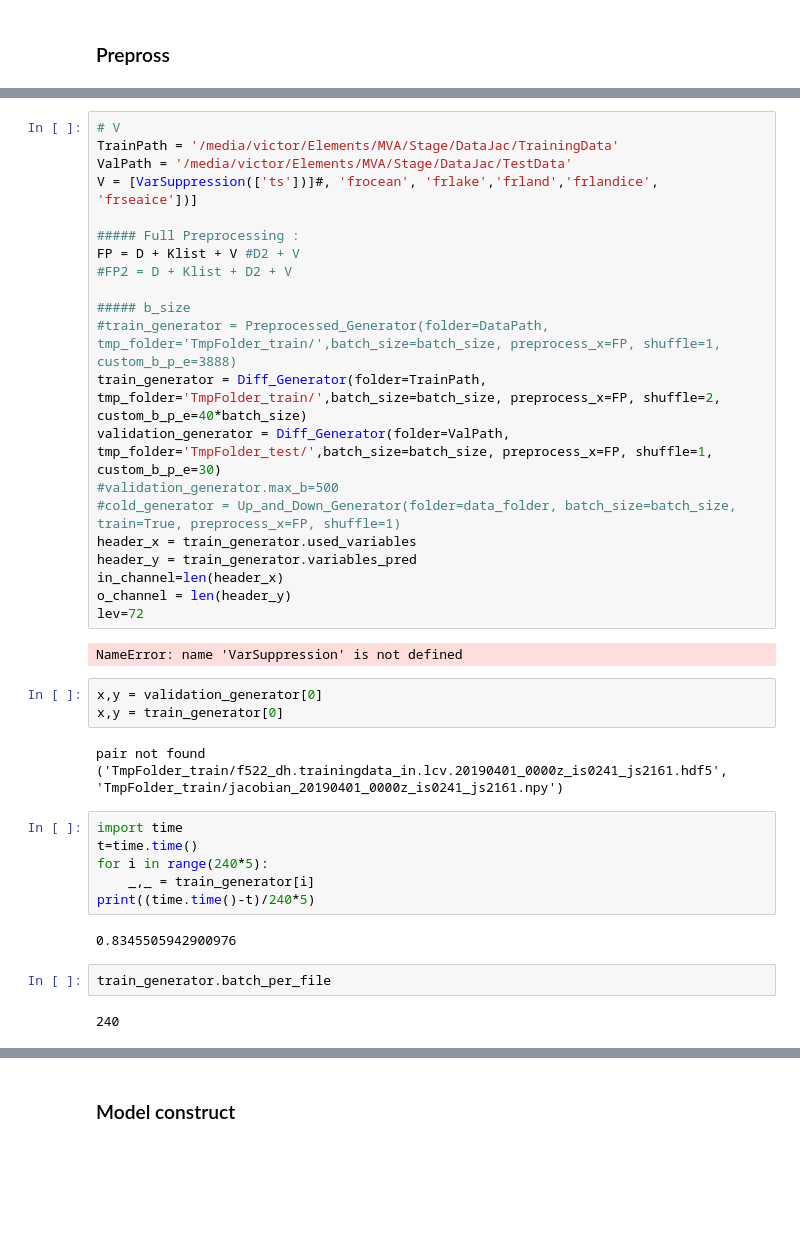
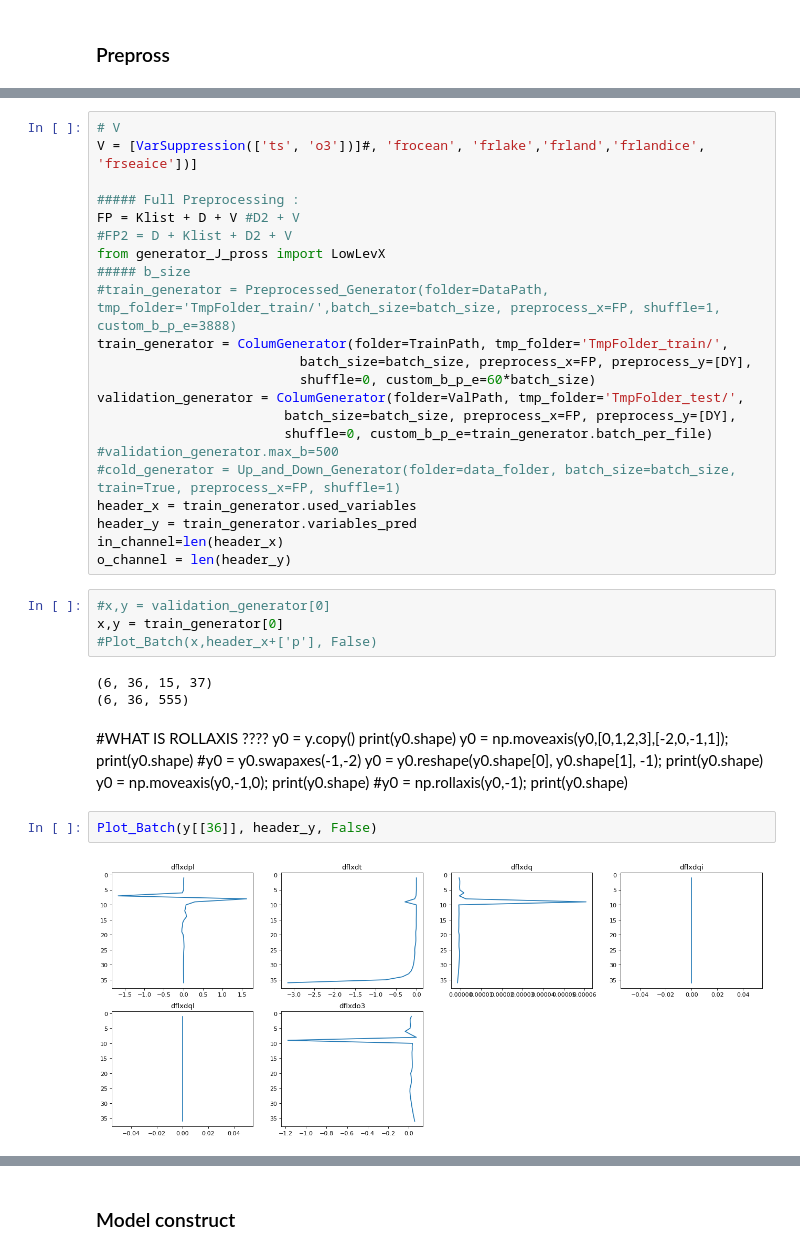
Before and after one commit to VIsh76/FLX_NN_emulation, a Jupyter notebook: Unet-Trainer-2D.ipynb, the cells around one changed output, grey strips where cells are left out. Cells and saved outputs as stored; diff of their text form; blank space fills up the shorter version.

```diff
--- a/Unet-Trainer-2D.ipynb
+++ b/Unet-Trainer-2D.ipynb
@@ -75,41 +151,43 @@ Klist =[]# FKernel(identity, ['ql']), FKernel(identity, ['qi']) ]
 # %%
 # V
-TrainPath = '/media/victor/Elements/MVA/Stage/DataJac/TrainingData'
-ValPath = '/media/victor/Elements/MVA/Stage/DataJac/TestData'
-V = [VarSuppression(['ts'])]#, 'frocean', 'frlake','frland','frlandice', 'frseaice'])]
+V = [VarSuppression(['ts', 'o3'])]#, 'frocean', 'frlake','frland','frlandice', 'frseaice'])]
 
 ##### Full Preprocessing :
-FP = D + Klist + V #D2 + V
+FP = Klist + D + V #D2 + V
 #FP2 = D + Klist + D2 + V
-
+from generator_J_pross import LowLevX
 ##### b_size
 #train_generator = Preprocessed_Generator(folder=DataPath, tmp_folder='TmpFolder_train/',batch_size=batch_size, preprocess_x=FP, shuffle=1, custom_b_p_e=3888)
-train_generator = Diff_Generator(folder=TrainPath, tmp_folder='TmpFolder_train/',batch_size=batch_size, preprocess_x=FP, shuffle=2, custom_b_p_e=40*batch_size)
-validation_generator = Diff_Generator(folder=ValPath, tmp_folder='TmpFolder_test/',batch_size=batch_size, preprocess_x=FP, shuffle=1, custom_b_p_e=30)
+train_generator = ColumGenerator(folder=TrainPath, tmp_folder='TmpFolder_train/',
+                          batch_size=batch_size, preprocess_x=FP, preprocess_y=[DY],
+                          shuffle=0, custom_b_p_e=60*batch_size)
+validation_generator = ColumGenerator(folder=ValPath, tmp_folder='TmpFolder_test/',
+                        batch_size=batch_size, preprocess_x=FP, preprocess_y=[DY],
+                        shuffle=0, custom_b_p_e=train_generator.batch_per_file)
 #validation_generator.max_b=500
 #cold_generator = Up_and_Down_Generator(folder=data_folder, batch_size=batch_size, train=True, preprocess_x=FP, shuffle=1)
 header_x = train_generator.used_variables
 header_y = train_generator.variables_pred
 in_channel=len(header_x)
 o_channel = len(header_y)
-lev=72
-# %% [output]
-NameError: name 'VarSuppression' is not defined
 # %%
-x,y = validation_generator[0]
+#x,y = validation_generator[0]
 x,y = train_generator[0]
+#Plot_Batch(x,header_x+['p'], False)
 # %% [output]
-pair not found ('TmpFolder_train/f522_dh.trainingdata_in.lcv.20190401_0000z_is0241_js2161.hdf5', 'TmpFolder_train/jacobian_20190401_0000z_is0241_js2161.npy')
+(6, 36, 15, 37)
+(6, 36, 555)
-# %%
-import time
-t=time.time()
-for i in range(240*5):
-    _,_ = train_generator[i]
-print((time.time()-t)/240*5)
-# %% [output]
-0.8345505942900976
-# %%
-train_generator.batch_per_file
-# %% [output]
-240
+# %% [markdown]
+#WHAT IS ROLLAXIS ????
+y0 = y.copy()
+print(y0.shape)
+y0 = np.moveaxis(y0,[0,1,2,3],[-2,0,-1,1]); print(y0.shape)
+#y0 = y0.swapaxes(-1,-2)
+y0 = y0.reshape(y0.shape[0], y0.shape[1], -1); print(y0.shape)
+y0 = np.moveaxis(y0,-1,0); print(y0.shape)
+#y0 = np.rollaxis(y0,-1); print(y0.shape)
+# %%
+Plot_Batch(y[[36]], header_y, False)
+# %% [output]
+[figure, added]
 # %%
```
Also changed, not shown: parts of 76 cells of this notebook, 9 other files.
